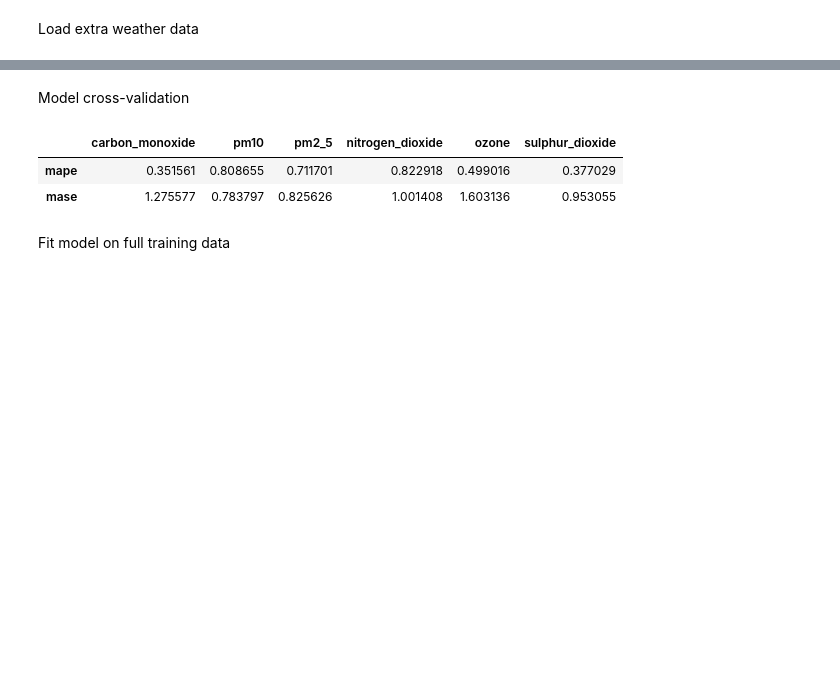
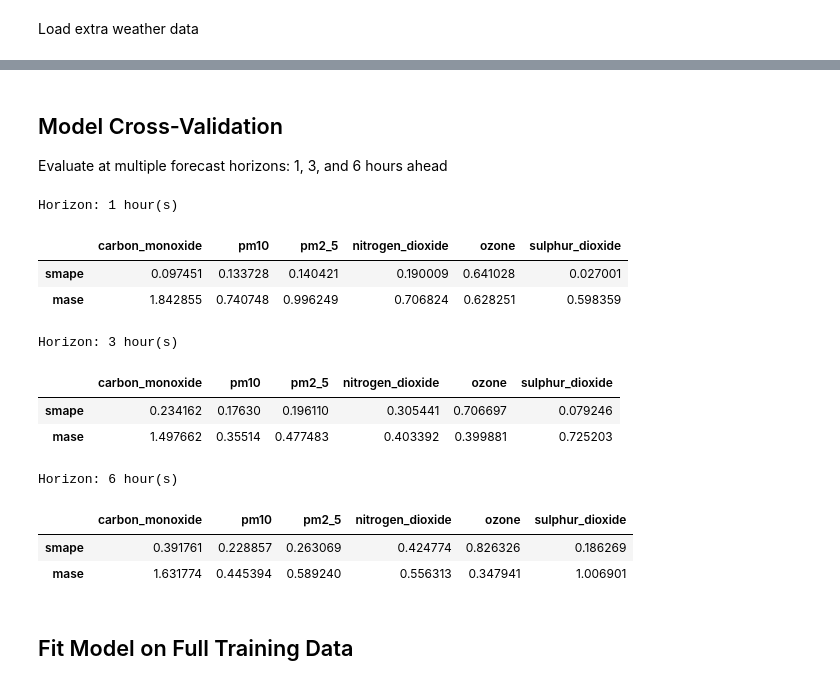
Before and after one commit to quangtranngoc/business-analytics-project, a Jupyter notebook: arimax.ipynb, the cells around one changed output, grey strips where cells are left out. Cells and saved outputs as stored; diff of their text form; code cells hidden in the pictures; blank space fills up the shorter version.

```diff
--- a/arimax.ipynb
+++ b/arimax.ipynb
@@ -27,0 +24,15 @@ q = 0
+# %%
+def smape(actual, predicted):
+    """Symmetric MAPE - avoids division by zero."""
+    actual = np.array(actual)
+    predicted = np.array(predicted)
+    denominator = np.abs(actual) + np.abs(predicted)
+    denominator = np.where(denominator == 0, 1, denominator)
+    return np.mean(2 * np.abs(actual - predicted) / denominator)
+
+def mase_h_step(actual, predicted, train, h):
+    """MASE scaled by h-step naive error."""
+    mae = mean_absolute_error(actual, predicted)
+    naive_errors = np.abs(train.values[h:] - train.values[:-h])
+    naive_mae = np.mean(naive_errors)
+    return mae / naive_mae if naive_mae > 0 else np.nan
@@ -27,0 +69,13 @@ q = 0
+# %%
+aqi_comps = aqi_df.columns
+best_params = {}
+
+for comp in aqi_comps:
+    print(f"Finding parameters for {comp}...")
+    d = find_d(aqi_df[comp])
+    q, aic = find_best_q(aqi_df[comp], weather_df, p=p, d=d)
+    best_params[comp] = (p, d, q)
+    print(f"  Best order: ({p}, {d}, {q}), AIC: {aic:.2f}")
+
+print("\nOptimal parameters:")
+best_params
@@ -28,8 +103,10 @@ q = 0
 # %% [markdown]
-Model cross-validation
+## Model Cross-Validation
+
+Evaluate at multiple forecast horizons: 1, 3, and 6 hours ahead
 # %%
 splits = 5
-val_len = 24
-aqi_comps = aqi_df.columns
-tscv = TimeSeriesSplit(n_splits=splits, test_size=val_len)
+horizons = [1, 3, 6]
+max_horizon = max(horizons)
+tscv = TimeSeriesSplit(n_splits=splits, test_size=max_horizon)
 # %%
@@ -63,11 +139,24 @@ for comp in aqi_comps:
 # %%
-results = pd.DataFrame({'mape': mape_list, 'mase': mase_list}).T
-results
+for h in horizons:
+    print(f"\nHorizon: {h} hour(s)")
+    smape_means = {comp: np.mean(results_by_horizon[h][comp]['smape']) for comp in aqi_comps}
+    mase_means = {comp: np.mean(results_by_horizon[h][comp]['mase']) for comp in aqi_comps}
+    results = pd.DataFrame({'smape': smape_means, 'mase': mase_means}).T
+    display(results)
 # %% [output]
+Horizon: 1 hour(s)
 |  | carbon_monoxide | pm10 | pm2_5 | nitrogen_dioxide | ozone | sulphur_dioxide |
-| mape | 0.351561 | 0.808655 | 0.711701 | 0.822918 | 0.499016 | 0.377029 |
-| mase | 1.275577 | 0.783797 | 0.825626 | 1.001408 | 1.603136 | 0.953055 |
+| smape | 0.097451 | 0.133728 | 0.140421 | 0.190009 | 0.641028 | 0.027001 |
+| mase | 1.842855 | 0.740748 | 0.996249 | 0.706824 | 0.628251 | 0.598359 |
+Horizon: 3 hour(s)
+|  | carbon_monoxide | pm10 | pm2_5 | nitrogen_dioxide | ozone | sulphur_dioxide |
+| smape | 0.234162 | 0.17630 | 0.196110 | 0.305441 | 0.706697 | 0.079246 |
+| mase | 1.497662 | 0.35514 | 0.477483 | 0.403392 | 0.399881 | 0.725203 |
+Horizon: 6 hour(s)
+|  | carbon_monoxide | pm10 | pm2_5 | nitrogen_dioxide | ozone | sulphur_dioxide |
+| smape | 0.391761 | 0.228857 | 0.263069 | 0.424774 | 0.826326 | 0.186269 |
+| mase | 1.631774 | 0.445394 | 0.589240 | 0.556313 | 0.347941 | 1.006901 |
 # %% [markdown]
-Fit model on full training data
+## Fit Model on Full Training Data
 # %%
 for comp in aqi_comps:
```
Also changed, not shown: parts of 11 cells of this notebook, 6 other files.
